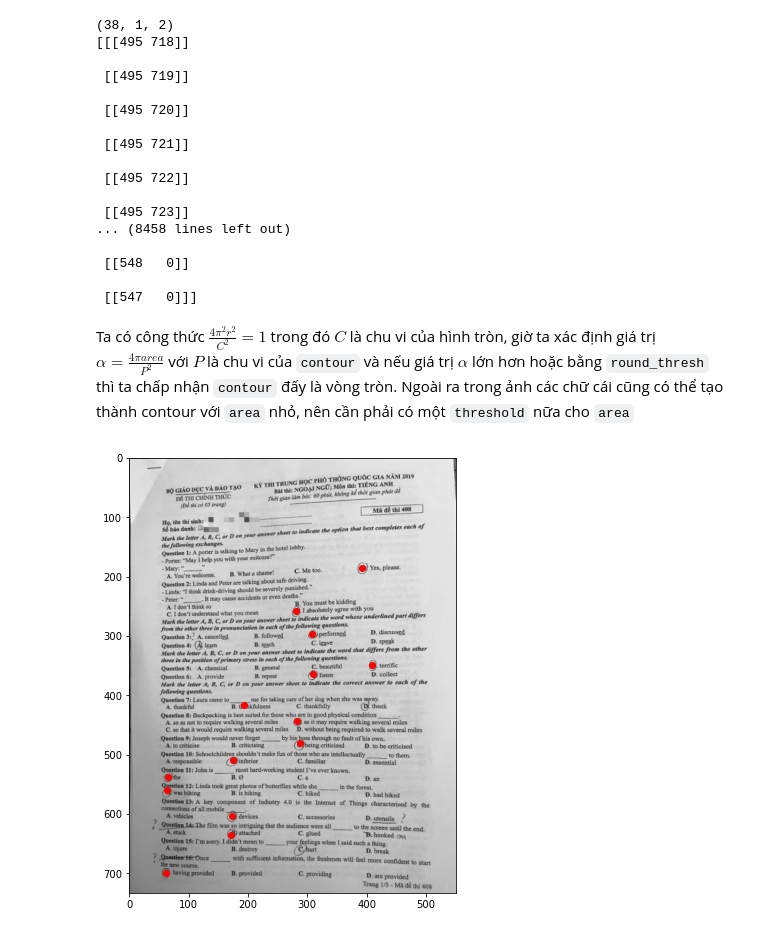
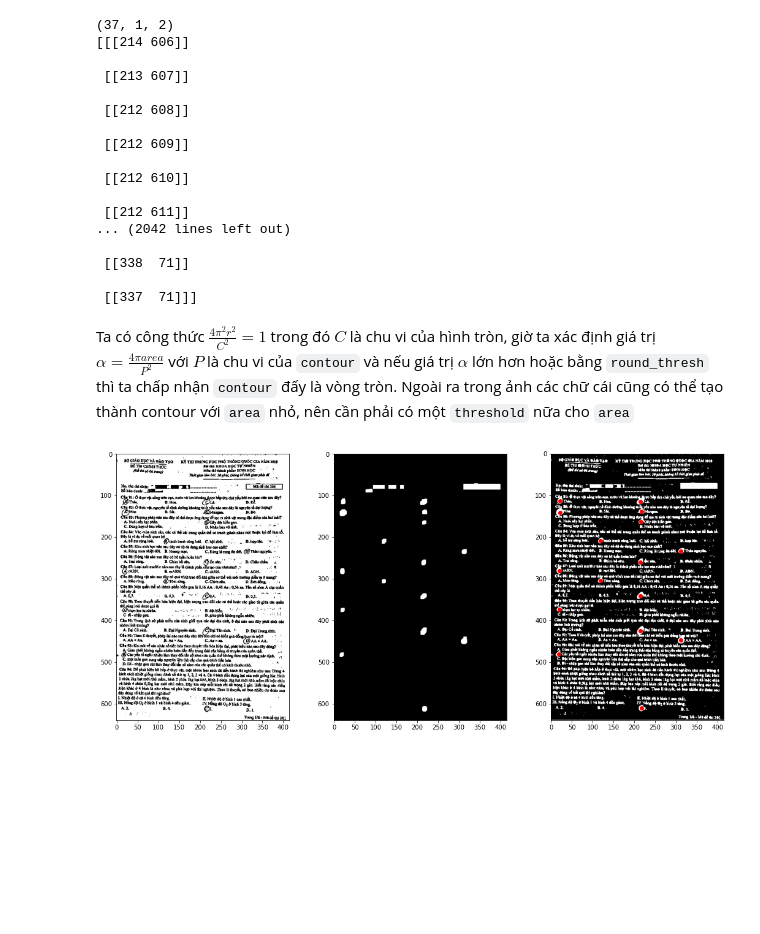
Before and after one commit to quockhanh0212/Multiple-choice-autograding, a Jupyter notebook: Autograding .ipynb, the cells around one changed output. Cells and saved outputs as stored; diff of their text form; code cells hidden in the pictures; blank space fills up the shorter version.

```diff
--- a/Autograding .ipynb
+++ b/Autograding .ipynb
@@ -22,12 +23,12 @@ def perspective_transform(img, tmatrix, output_size, flags=cv2.INTER_LINEAR, sav
     plt.subplot(1, 2, 2), plt.imshow(dst[...,::-1]), plt.title("translated")
     plt.show()
 # %%
-# Transformation ảnh về cùng một hình thái
-h, w, _ = img.shape
-pts1 = np.float32([[27, 2], [540, 0], [2, 720], [540, 730]])
-pts2 = np.float32([[0, 0], [w, 0], [0, h], [w, h]])
-M = cv2.getPerspectiveTransform(pts1, pts2)
-img = cv2.warpPerspective(img, M, (w,h))
+# # Transformation ảnh về cùng một hình thái
+# h, w, _ = img.shape
+# pts1 = np.float32([[28, 7], [540, 0], [7, 720], [540, 730]])
+# pts2 = np.float32([[0, 0], [w, 0], [0, h], [w, h]])
+# M = cv2.getPerspectiveTransform(pts1, pts2)
+# img = cv2.warpPerspective(img, M, (w,h))
 # %%
 plt.imshow(img)
 # %% [output]
@@ -36,5 +37,5 @@ plt.imshow(img)
 # %%
-img = cv2.cvtColor(img, cv2.COLOR_BGR2GRAY)
-plt.imshow(img, cmap='gray')
+im = cv2.cvtColor(img, cv2.COLOR_BGR2GRAY)
+plt.imshow(im, cmap='gray')
 # %% [output]
 <matplotlib.image.AxesImage at 0x...>
@@ -45,7 +46,7 @@ plt.imshow(img, cmap='gray')
 # %%
 # Chuyển thành ảnh đen trắng bằng Gaussian Threshold
 # (với những phép toán như tìm contour hoặc binary_fill_holes sẽ xử lý hiệu quả hơn trên ảnh đen trắng nên cần có bước này)
-im = cv2.adaptiveThreshold(img,255,cv2.ADAPTIVE_THRESH_GAUSSIAN_C,\
+im = cv2.adaptiveThreshold(im,255,cv2.ADAPTIVE_THRESH_GAUSSIAN_C,\
             cv2.THRESH_BINARY,31,7)
 plt.imshow(im, cmap='gray')
 # %% [output]
@@ -82,76 +80,81 @@ plt.imshow(dilation, cmap='gray')
 # %%
 # Lấy ra vị trí các contour (contour là 1 chuỗi tọa độ (x_i, y_) các điểm có cùng độ sáng dọc theo biên của 1 object (t đang hiểu là thế))
-contours, _ = cv2.findContours(dilation.astype(np.uint8), # pylint: disable=unused-variable
+contours, _ = cv2.findContours(opening.astype(np.uint8), # pylint: disable=unused-variable
                                   cv2.RETR_EXTERNAL,
                                   cv2.CHAIN_APPROX_NONE)
 
 # Vẽ contour
-obj_image = np.zeros(dilation.shape)
+obj_image = np.zeros(opening.shape)
 for index, cnt in enumerate(contours):
     print(cnt.shape)
     print(cnt)
-    cv2.drawContours(dilation, [cnt], 0, 255, -1)
+    cv2.drawContours(opening, [cnt], 0, 255, -1)
 # %% [output]
-(38, 1, 2)
-[[[495 718]]
+(37, 1, 2)
+[[[214 606]]
 
- [[495 719]]
+ [[213 607]]
 
- [[495 720]]
+ [[212 608]]
 
- [[495 721]]
+ [[212 609]]
 
- [[495 722]]
+ [[212 610]]
 
- [[495 723]]
-... (8458 lines left out)
+ [[212 611]]
+... (2042 lines left out)
 
- [[548   0]]
+ [[338  71]]
 
- [[547   0]]]
+ [[337  71]]]
 # %% [markdown]
 Ta có công thức $\frac{4\pi^2r^2}{C^2}=1$ trong đó $C$ là chu vi của hình tròn, giờ ta xác định giá trị $\alpha=\frac{4\pi area}{P^2}$ với $P$ là chu vi của `contour` và nếu giá trị $\alpha$ lớn hơn hoặc bằng `round_thresh` thì ta chấp nhận `contour` đấy là vòng tròn. Ngoài ra trong ảnh các chữ cái cũng có thể tạo thành contour với `area` nhỏ, nên cần phải có một `threshold` nữa cho `area`
 # %%
 import matplotlib.pyplot as plt
 
-round_thresh = 0.6
+round_thresh = 0.75
 
-plt.figure()
-height, width = dilation.shape
-plt.imshow(img.astype(np.uint8), cmap='gray')
+plt.figure(figsize=(18,8))
+height, width = im.shape
+plt.subplot(1, 3, 2), plt.imshow(opening, cmap='gray')
+plt.subplot(1, 3, 1), plt.imshow(im.astype(np.uint8), cmap='gray')
+plt.subplot(1, 3, 3), plt.imshow(clean_image, cmap='gray')
+
+# plt.subplot(1, 2, 2), plt.imshow(opening, cmap='gray')
+# plt.subplot(1, 2, 1), plt.imshow(im.astype(np.uint8), cmap='gray')
 areas = []
 alphas = []
 
 # print('Object      Area Perimeter Roundness')
 for ind, contour in enumerate(contours):
     # tính chu vi của contour
     perimeter = cv2.arcLength(contour, True)
     # tính diện tích của contour
     area = cv2.contourArea(contour)
     areas.append(area)
 
     # nếu như chu vi bằng 0 hoặc area nhỏ hơn threshold thì ta đặt ngay góc alpha = 0
-    if perimeter==0 or area<140:
+    if perimeter==0 or area<70:
         alpha = 0
     else:
         alpha = 4*np.pi*area/(perimeter**2)
         alphas.append(alpha)
 
     # Vẽ vòng tròn đỏ tại tâm của contour thỏa mãn điều kiện là vòng tròn
     if alpha > round_thresh:
         moments = cv2.moments(contour)
         cx = int(moments['m10'] / moments['m00'])
         cy = int(moments['m01'] / moments['m00'])
         if cy > 110:
             plt.plot(cx, cy, 'ro')
 
 axes = plt.gca()
 axes.set_xlim([0, width])
 axes.set_ylim([height, 0])
 
 plt.show()
 # %% [output]
-[figure, old version]
+[figure, new version]
 # %%
 n = 6
 
```
Also changed, not shown: parts of 10 cells of this notebook, 8 other files.
